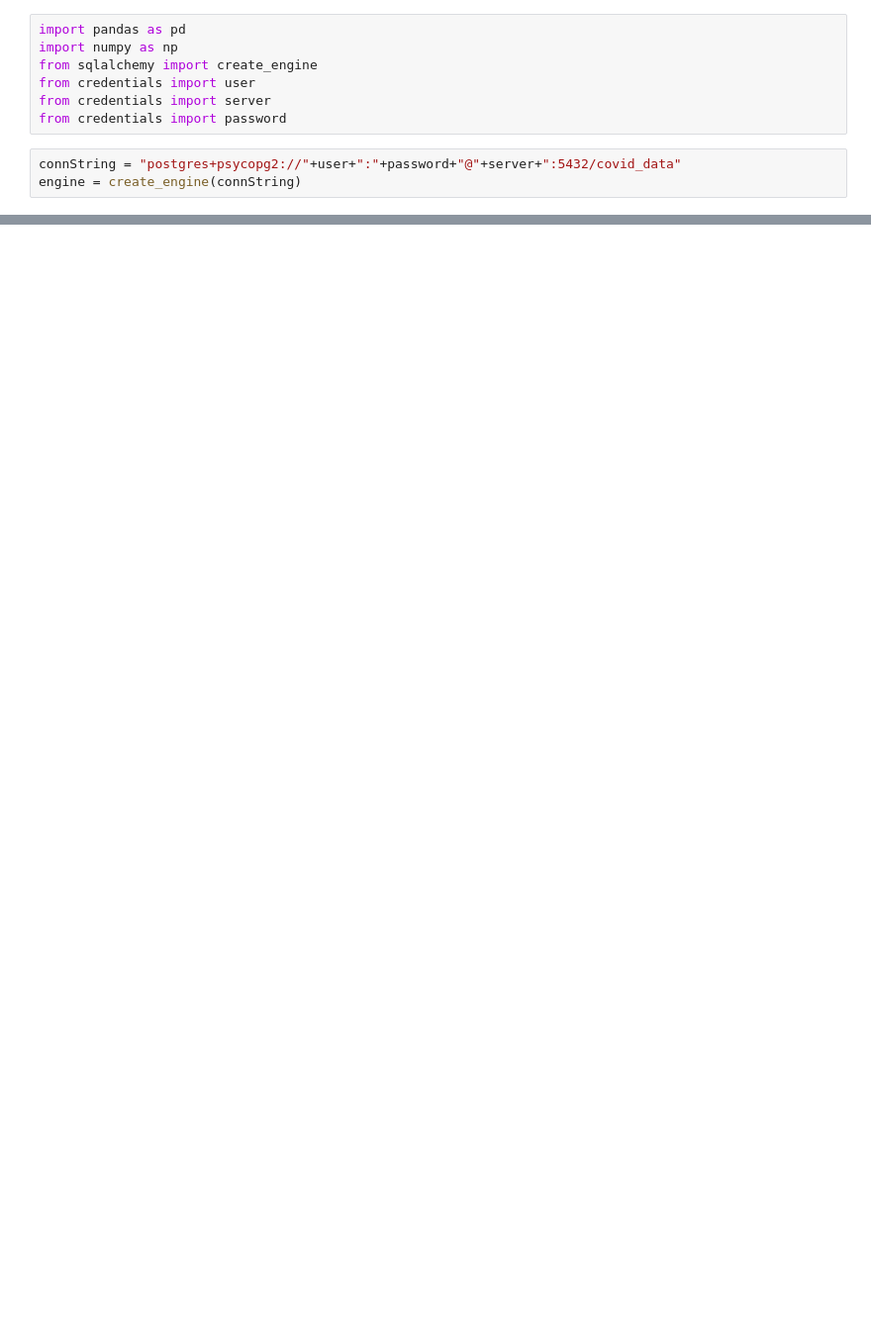
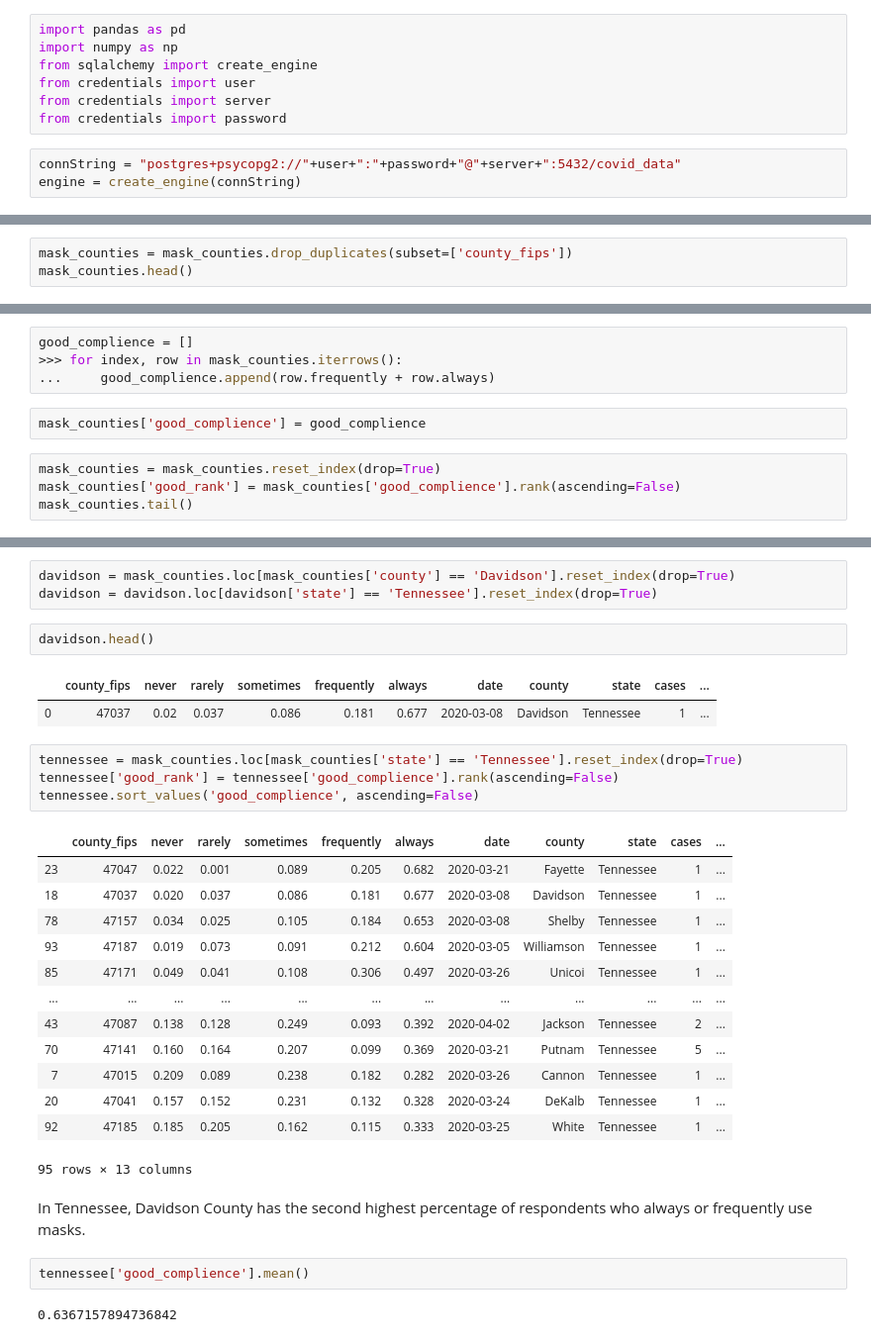
Before and after one commit to nataliaz87/nashville-covid-quaranteam, a Jupyter notebook: notebooks/SQL import.ipynb, the cells around one changed output, grey strips where cells are left out. Shown at 99% size. Saved outputs shown, nothing was run; the diff lists cells and outputs as text; blank space fills up the shorter version.

```diff
--- a/notebooks/SQL import.ipynb
+++ b/notebooks/SQL import.ipynb
@@ -20,0 +57,3 @@ counties.head(5)
+# %%
+mask_counties = mask_counties.drop_duplicates(subset=['county_fips'])
+mask_counties.head()
@@ -20,0 +67,10 @@ counties.head(5)
+# %%
+good_complience = []
+>>> for index, row in mask_counties.iterrows():
+...     good_complience.append(row.frequently + row.always)
+# %%
+mask_counties['good_complience'] = good_complience
+# %%
+mask_counties = mask_counties.reset_index(drop=True)
+mask_counties['good_rank'] = mask_counties['good_complience'].rank(ascending=False)
+mask_counties.tail()
@@ -20,0 +84,32 @@ counties.head(5)
+# %%
+davidson = mask_counties.loc[mask_counties['county'] == 'Davidson'].reset_index(drop=True)
+davidson = davidson.loc[davidson['state'] == 'Tennessee'].reset_index(drop=True)
+# %%
+davidson.head()
+# %% [output]
+|  | county_fips | never | rarely | sometimes | frequently | always | date | county | state | cases | ... |
+| 0 | 47037 | 0.02 | 0.037 | 0.086 | 0.181 | 0.677 | 2020-03-08 | Davidson | Tennessee | 1 | ... |
+# %%
+tennessee = mask_counties.loc[mask_counties['state'] == 'Tennessee'].reset_index(drop=True)
+tennessee['good_rank'] = tennessee['good_complience'].rank(ascending=False)
+tennessee.sort_values('good_complience', ascending=False)
+# %% [output]
+|  | county_fips | never | rarely | sometimes | frequently | always | date | county | state | cases | ... |
+| 23 | 47047 | 0.022 | 0.001 | 0.089 | 0.205 | 0.682 | 2020-03-21 | Fayette | Tennessee | 1 | ... |
+| 18 | 47037 | 0.020 | 0.037 | 0.086 | 0.181 | 0.677 | 2020-03-08 | Davidson | Tennessee | 1 | ... |
+| 78 | 47157 | 0.034 | 0.025 | 0.105 | 0.184 | 0.653 | 2020-03-08 | Shelby | Tennessee | 1 | ... |
+| 93 | 47187 | 0.019 | 0.073 | 0.091 | 0.212 | 0.604 | 2020-03-05 | Williamson | Tennessee | 1 | ... |
+| 85 | 47171 | 0.049 | 0.041 | 0.108 | 0.306 | 0.497 | 2020-03-26 | Unicoi | Tennessee | 1 | ... |
+| ... | ... | ... | ... | ... | ... | ... | ... | ... | ... | ... | ... |
+| 43 | 47087 | 0.138 | 0.128 | 0.249 | 0.093 | 0.392 | 2020-04-02 | Jackson | Tennessee | 2 | ... |
+| 70 | 47141 | 0.160 | 0.164 | 0.207 | 0.099 | 0.369 | 2020-03-21 | Putnam | Tennessee | 5 | ... |
+| 7 | 47015 | 0.209 | 0.089 | 0.238 | 0.182 | 0.282 | 2020-03-26 | Cannon | Tennessee | 1 | ... |
+| 20 | 47041 | 0.157 | 0.152 | 0.231 | 0.132 | 0.328 | 2020-03-24 | DeKalb | Tennessee | 1 | ... |
+| 92 | 47185 | 0.185 | 0.205 | 0.162 | 0.115 | 0.333 | 2020-03-25 | White | Tennessee | 1 | ... |
+95 rows × 13 columns
+# %% [markdown]
+In Tennessee, Davidson County has the second highest percentage of respondents who always or frequently use masks.
+# %%
+tennessee['good_complience'].mean()
+# %% [output]
+0.6367157894736842
```
Also changed, not shown: parts of 13 cells of this notebook, 1 other file.
